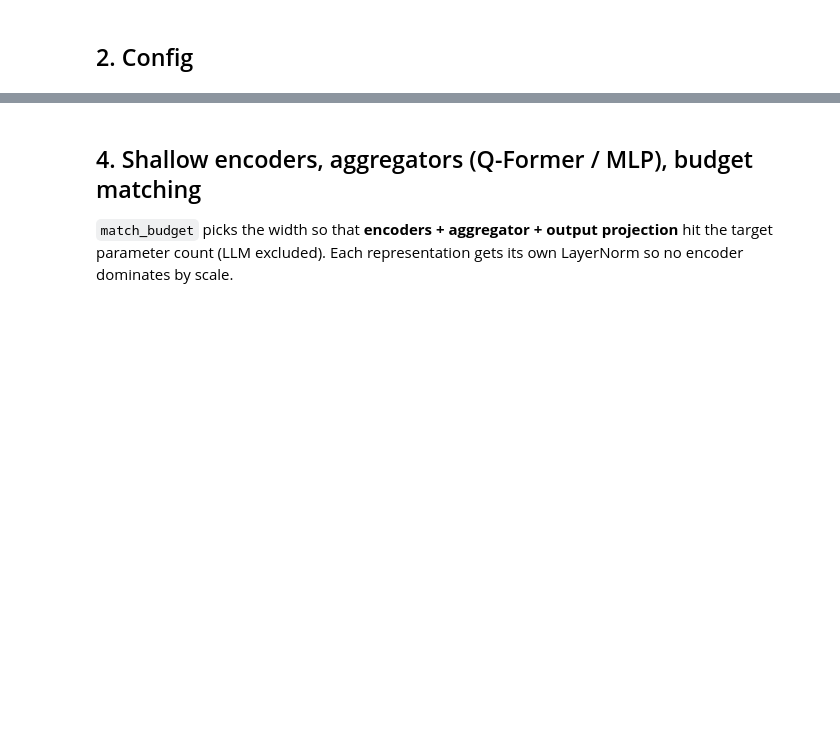
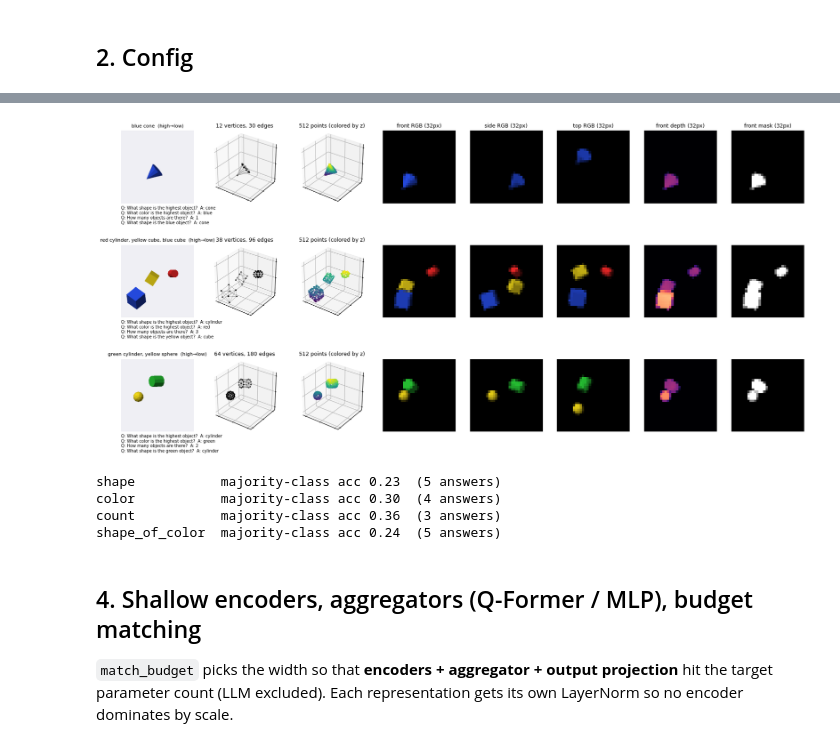
Before and after one commit to BLTisandwich/OneData-MultiRep, a Jupyter notebook: multirep_adaptor_minimal_run.ipynb, the cells around one changed output, grey strips where cells are left out. Saved outputs shown, nothing was run; the diff lists cells and outputs as text; code cells hidden in the pictures; blank space fills up the shorter version.

```diff
--- a/multirep_adaptor_minimal_run.ipynb
+++ b/multirep_adaptor_minimal_run.ipynb
@@ -21,14 +21,17 @@ CFG = dict(
     seed=0,
     n_train=6000, n_test=600,
     n_points=512,          # point cloud size (xyz only, no color)
-    view_res=16, n_views=3,  # low-res colored renders (front / side / top)
+    view_res=32, n_views=3,  # rasterized + shaded renders (front / side / top); encoder pools to 4x4 tokens/view
     v_max=192,             # max mesh vertices per scene (padded)
     K=16,                  # number of soft tokens fed to the LLM (fixed for all settings)
-    epochs=20, batch_size=32, lr=5e-4, weight_decay=0.01,
+    epochs=8, batch_size=32, lr=5e-4, weight_decay=0.01,   # 20 epochs fp32 took ~40 min/run on a T4
+    curve_n=300,           # test examples evaluated after every epoch (learning curve)
+    amp=True,              # fp16 autocast for the frozen LLM forward/backward (T4 tensor cores); weights stay fp32
     rep_dropout=0.3,       # drop a whole representation during training (multi-rep only); needs longer training
     llm_name="Qwen/Qwen2.5-0.5B-Instruct",
 )
 device = "cuda" if torch.cuda.is_available() else "cpu"
+AMP = CFG["amp"] and device == "cuda"
 
 def set_seed(s):
     random.seed(s); np.random.seed(s); torch.manual_seed(s); torch.cuda.manual_seed_all(s)
@@ -150,3 +212,66 @@ print(test_data[0]["q"], "->", test_data[0]["a"])
+# %%
+# ---------- Look at the data: what each encoder actually receives ----------
+import matplotlib.pyplot as plt
+from mpl_toolkits.mplot3d.art3d import Line3DCollection
+
+def _setup3d(ax, title):
+    d = np.asarray(HERO_DIR, float)
+    ax.view_init(elev=np.degrees(np.arctan2(d[2], np.hypot(d[0], d[1]))), azim=np.degrees(np.arctan2(d[1], d[0])))
+    ax.set_xlim(-1.2, 1.2); ax.set_ylim(-1.2, 1.2); ax.set_zlim(-1.2, 1.2); ax.set_box_aspect((1, 1, 1))
+    ax.set_xticklabels([]); ax.set_yticklabels([]); ax.set_zticklabels([]); ax.set_title(title, fontsize=9)
+
+def show_examples(n=3, seed=123, hero_res=192, save="scene_examples.png"):
+    """Regenerates n scenes with the same functions as build_split and plots every model input next to a
+    high-res oblique render (the render is for humans only; the model never sees it)."""
+    rng = np.random.default_rng(seed)
+    cols = ["3D render (oblique, for humans)", "mesh graph (GIN input)", "point cloud xyz (PointNet input)",
+            "front RGB", "side RGB", "top RGB", "front depth", "front mask"]
+    fig = plt.figure(figsize=(2.6 * len(cols), 3.3 * n))
+    for row in range(n):
+        objs = make_scene(rng)
+        qa = [make_question(objs, rng, task=t)[1:] for t in TASKS]
+        mx, me = to_mesh_graph(objs, CFG["v_max"])
+        pts, _ = to_points(objs, CFG["n_points"], rng)
+        views = to_views(objs, CFG["view_res"])
+        hero = render(objs, look_from(HERO_DIR), hero_res, extent=1.6, ssaa=2)
+        p = lambda c: fig.add_subplot(n, len(cols), row * len(cols) + c + 1, **({"projection": "3d"} if c in (1, 2) else {}))
+
+        ax = p(0)
+        bg = np.array([0.94, 0.94, 0.96])[:, None, None]
+        ax.imshow((hero["rgb"] + (1 - hero["cov"]) * bg).transpose(1, 2, 0)); ax.axis("off")
+        ax.set_title(", ".join(f"{o['color']} {o['shape']}" for o in sorted(objs, key=lambda o: -o["z"])) + "  (high→low)", fontsize=8)
+        ax.text(0.0, -0.03, "\n".join(f"Q: {q}  A: {a}" for q, a in qa), transform=ax.transAxes, va="top", fontsize=7)
+
+        ax = p(1); xyz = mx[:, :3]
+        ax.add_collection3d(Line3DCollection(xyz[me.astype(int)], colors="0.55", linewidths=0.4))
+        ax.scatter(*xyz.T, s=3, c="k"); _setup3d(ax, f"{len(mx)} vertices, {len(me)} edges")
+
+        ax = p(2)
+        ax.scatter(*pts.T, s=2, c=pts[:, 2], cmap="viridis"); _setup3d(ax, f"{len(pts)} points (colored by z)")
+
+        for vi, name in enumerate(VIEW_CAMS):
+            ax = p(3 + vi); ax.imshow(views[vi, :3].transpose(1, 2, 0), interpolation="nearest"); ax.axis("off")
+        ax = p(6); ax.imshow(views[0, 3], cmap="magma", vmin=0, vmax=1, interpolation="nearest"); ax.axis("off")
+        ax = p(7); ax.imshow(views[0, 4], cmap="gray", vmin=0, vmax=1, interpolation="nearest"); ax.axis("off")
+        if row == 0:
+            for c in range(3, len(cols)): fig.axes[c].set_title(f"{cols[c]} ({CFG['view_res']}px)", fontsize=9)
+    plt.tight_layout(h_pad=3.5)
+    if save: plt.savefig(save, dpi=150, bbox_inches="tight")
+    plt.show()
+
+show_examples()
+
+# chance levels, so the trained numbers can be read against them
+for t in TASKS:
+    ans = [ex["a"] for ex in test_data if ex["task"] == t]
+    vals, cnt = np.unique(ans, return_counts=True)
+    print(f"{t:15s} majority-class acc {cnt.max() / len(ans):.2f}  ({len(vals)} answers)")
+# %% [output]
+[figure, added]
+shape           majority-class acc 0.23  (5 answers)
+color           majority-class acc 0.30  (4 answers)
+count           majority-class acc 0.36  (3 answers)
+shape_of_color  majority-class acc 0.24  (5 answers)
 # %% [markdown]
 ## 4. Shallow encoders, aggregators (Q-Former / MLP), budget matching
 `match_budget` picks the width so that **encoders + aggregator + output projection** hit the target parameter count (LLM excluded). Each representation gets its own LayerNorm so no encoder dominates by scale.
```
Also changed, not shown: parts of 13 cells of this notebook.
